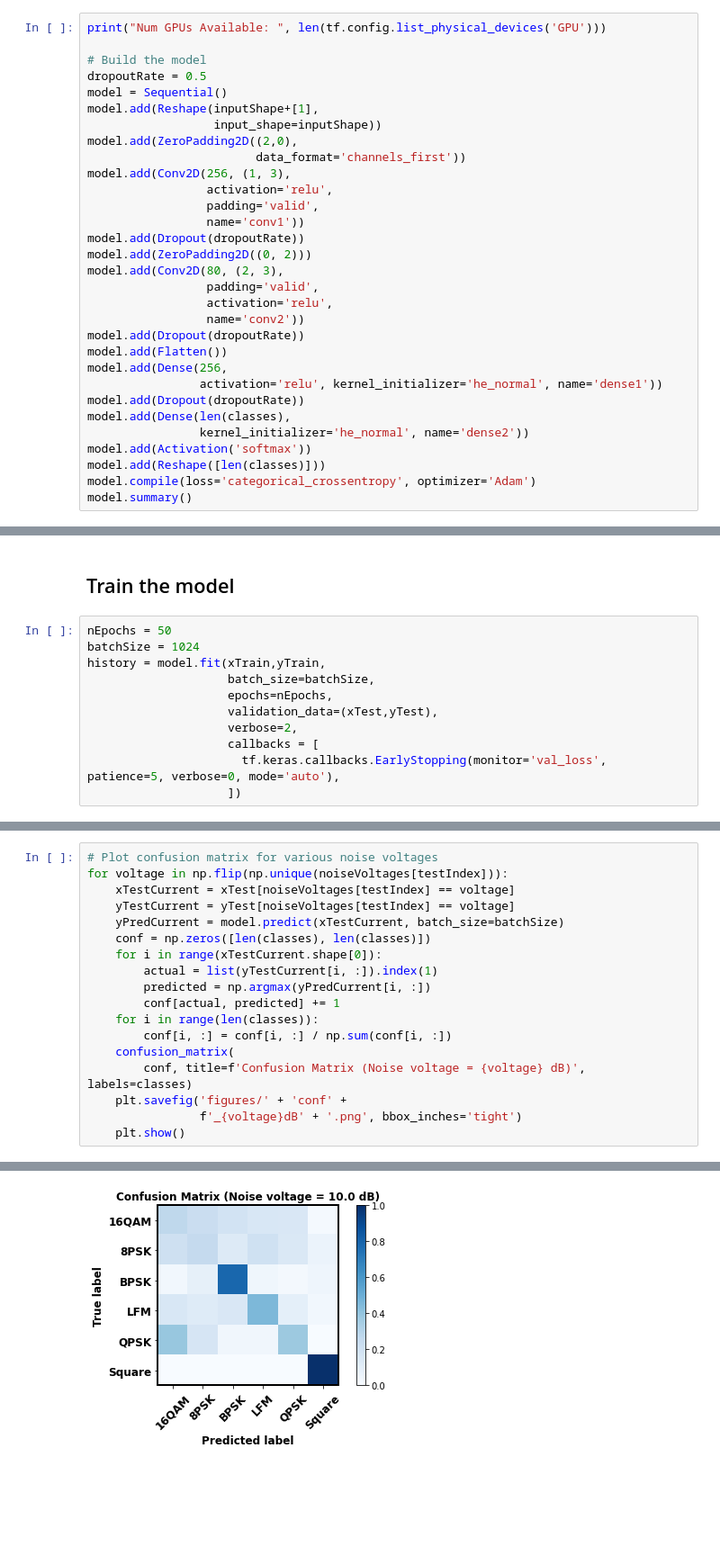
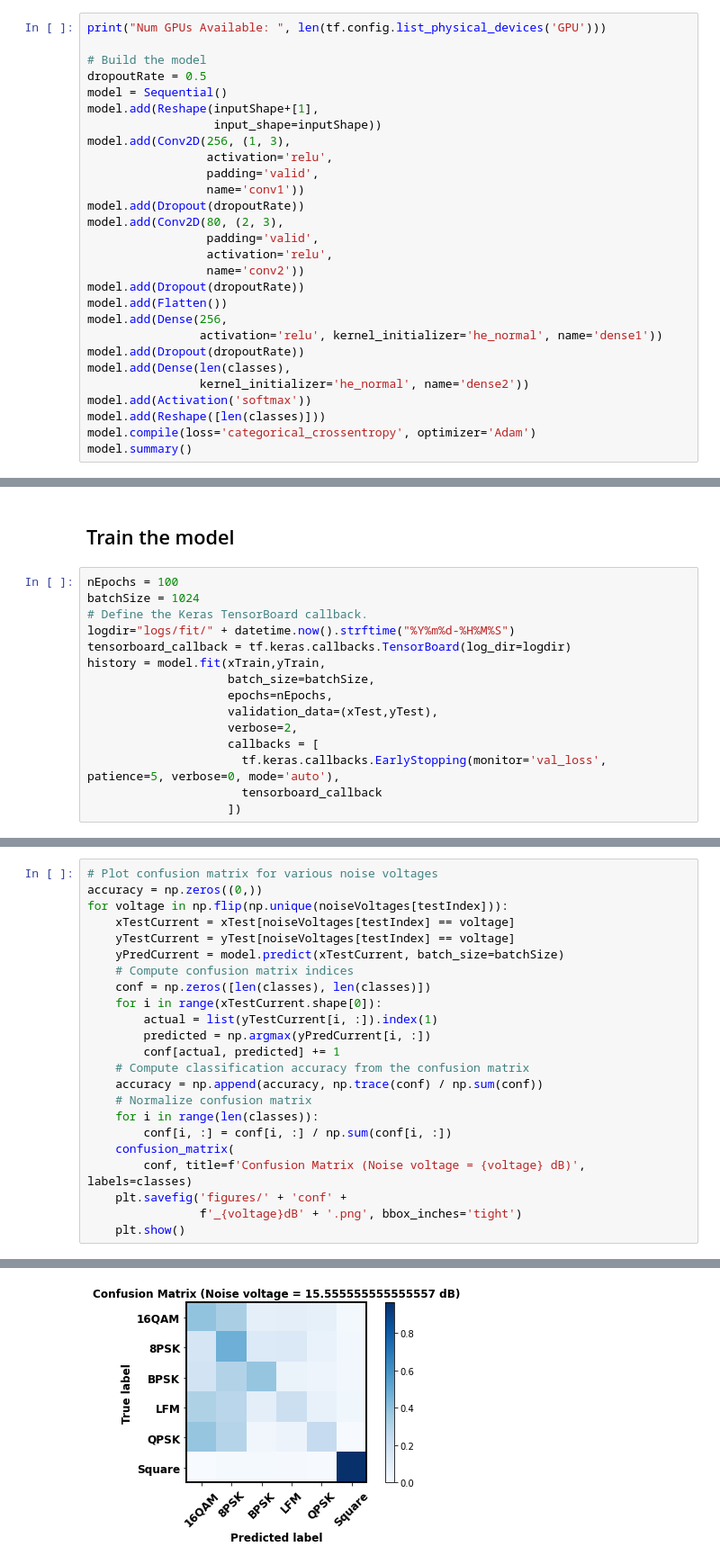
Before and after one commit to ShaneFlandermeyer/cs5033-final-project, a Jupyter notebook: modulation_recognition.ipynb, the cells around one changed output, grey strips where cells are left out. Shown: that part at 90% size. Saved outputs shown, nothing was run; the diff lists cells and outputs as text; blank space fills up the shorter version.

Commit message:
Added all plots to the notebook script

```diff
--- a/modulation_recognition.ipynb
+++ b/modulation_recognition.ipynb
@@ -87,14 +88,11 @@ dropoutRate = 0.5
 model = Sequential()
 model.add(Reshape(inputShape+[1],
                   input_shape=inputShape))
-model.add(ZeroPadding2D((2,0),
-                        data_format='channels_first'))
 model.add(Conv2D(256, (1, 3),
                  activation='relu',
                  padding='valid',
                  name='conv1'))
 model.add(Dropout(dropoutRate))
-model.add(ZeroPadding2D((0, 2)))
 model.add(Conv2D(80, (2, 3),
                  padding='valid',
                  activation='relu',
@@ -139,8 +129,11 @@ plot_model(model, to_file='figures/CNN.png',rankdir='LR', show_shapes=True,show_
 # %% [markdown]
 ## Train the model
 # %%
-nEpochs = 50
+nEpochs = 100
 batchSize = 1024
+# Define the Keras TensorBoard callback.
+logdir="logs/fit/" + datetime.now().strftime("%Y%m%d-%H%M%S")
+tensorboard_callback = tf.keras.callbacks.TensorBoard(log_dir=logdir)
 history = model.fit(xTrain,yTrain,
                     batch_size=batchSize,
                     epochs=nEpochs,
@@ -148,5 +141,6 @@ history = model.fit(xTrain,yTrain,
                     verbose=2,
                     callbacks = [
                       tf.keras.callbacks.EarlyStopping(monitor='val_loss', patience=5, verbose=0, mode='auto'),
+                      tensorboard_callback
                     ])
 # %% [output]
@@ -208,14 +208,19 @@ plt.savefig('figures/' + 'conf_total'+'.png',bbox_inches='tight')
 # %%
 # Plot confusion matrix for various noise voltages
+accuracy = np.zeros((0,))
 for voltage in np.flip(np.unique(noiseVoltages[testIndex])):
     xTestCurrent = xTest[noiseVoltages[testIndex] == voltage]
     yTestCurrent = yTest[noiseVoltages[testIndex] == voltage]
     yPredCurrent = model.predict(xTestCurrent, batch_size=batchSize)
+    # Compute confusion matrix indices
     conf = np.zeros([len(classes), len(classes)])
     for i in range(xTestCurrent.shape[0]):
         actual = list(yTestCurrent[i, :]).index(1)
         predicted = np.argmax(yPredCurrent[i, :])
         conf[actual, predicted] += 1
+    # Compute classification accuracy from the confusion matrix
+    accuracy = np.append(accuracy, np.trace(conf) / np.sum(conf))
+    # Normalize confusion matrix
     for i in range(len(classes)):
         conf[i, :] = conf[i, :] / np.sum(conf[i, :])
     confusion_matrix(
@@ -228 +233 @@ for voltage in np.flip(np.unique(noiseVoltages[testIndex])):
-[figure, old version]
+[figure, new version]
```
Also changed, not shown: parts of 9 cells of this notebook, 2 other files.
